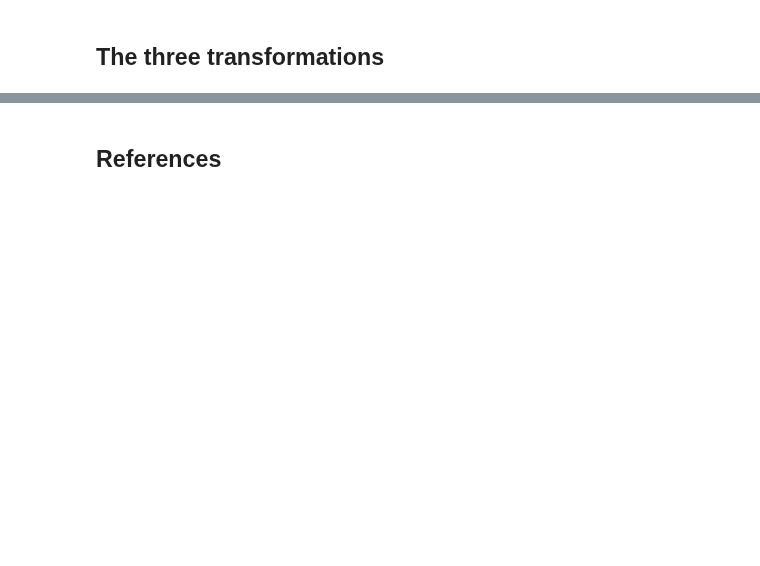
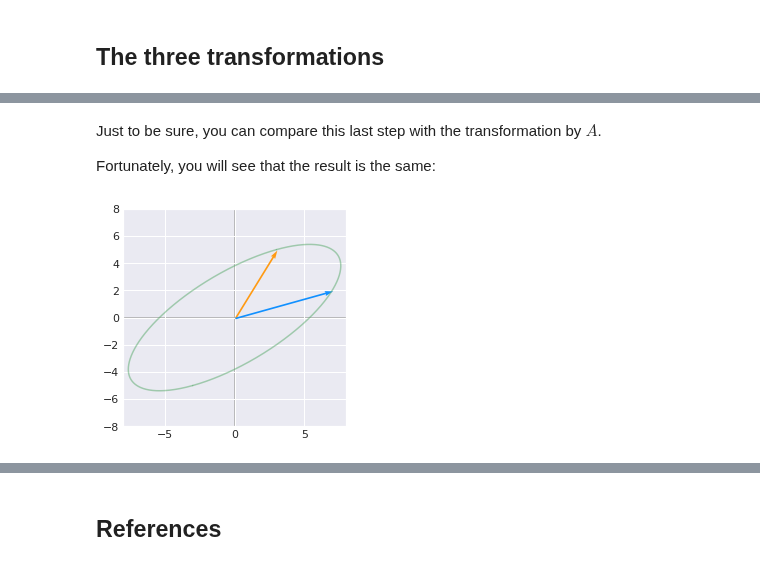
Before and after one commit to rahiakela/mathematics-for-machine-learning, a Jupyter notebook: deep-learning-book-maths/2_8_singular_value_decomposition.ipynb, the cells around one changed output, grey strips where cells are left out. Cells and saved outputs as stored; diff of their text form; code cells hidden in the pictures; blank space fills up the shorter version.

```diff
--- a/deep-learning-book-maths/2_8_singular_value_decomposition.ipynb
+++ b/deep-learning-book-maths/2_8_singular_value_decomposition.ipynb
@@ -509,0 +644,11 @@ array([[5, 1],
+# %% [markdown]
+Just to be sure, you can compare this last step with the transformation by ${A}$.
+
+Fortunately, you will see that the result is the same:
+# %%
+plot_matrix(A)
+plt.xlim(-8, 8)
+plt.ylim(-8, 8)
+plt.show()
+# %% [output]
+[figure, added]
```
Also changed, not shown: parts of 19 cells of this notebook.
